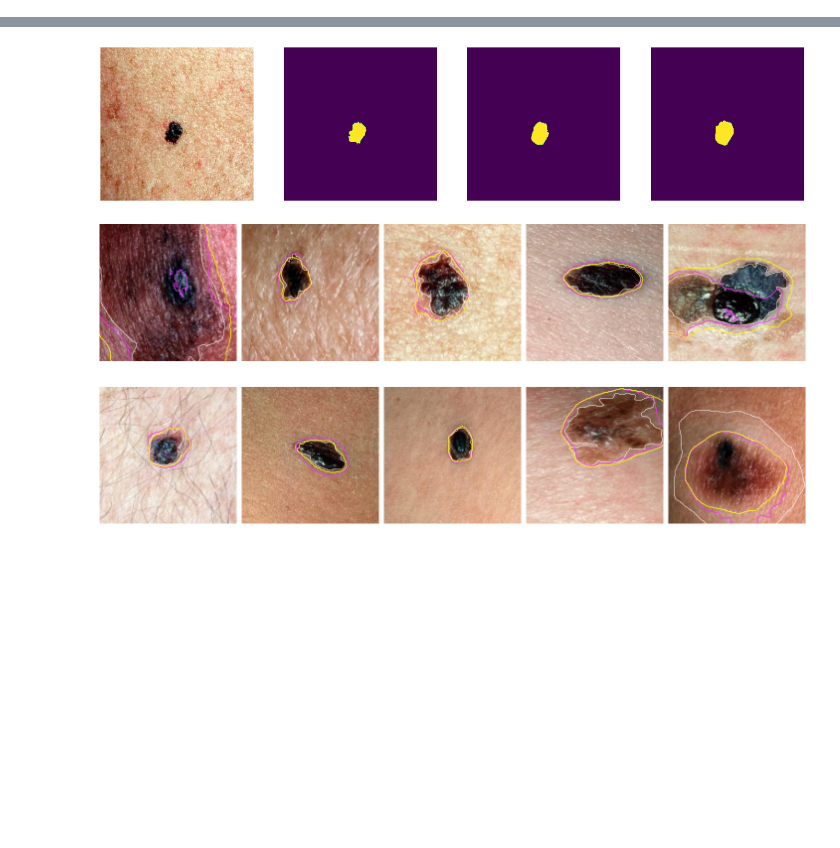
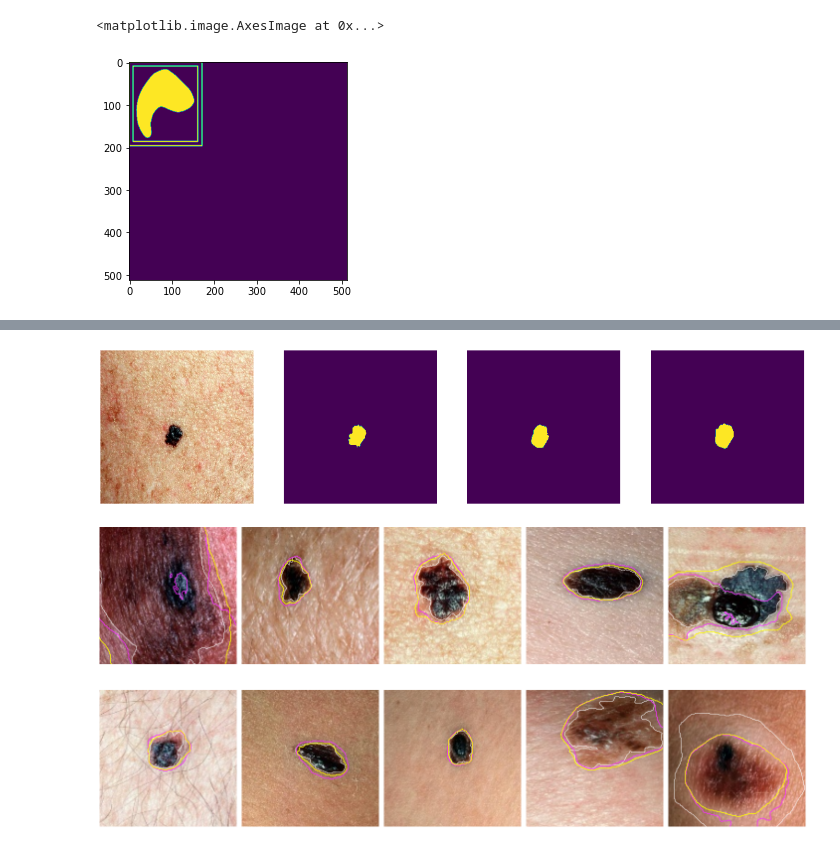
Before and after one commit to marinbenc/domain-specific-transforms, a Jupyter notebook: viz.ipynb, the cells around one changed output, grey strips where cells are left out. Drawn from its saved outputs; the diff is of its cells as text; code cells hidden in the pictures; blank space fills up the shorter version.

```diff
--- a/viz.ipynb
+++ b/viz.ipynb
@@ -30,0 +66,10 @@ preds_stnunet = [cv.imread(p.join(stnunet, f), cv.IMREAD_GRAYSCALE) for f in nat
+# %%
+scale_x = original_size[1] / w
+scale_y = original_size[0] / h
+M = np.array([[1, 0, -x], [0, 1, -y]], dtype=np.float32)
+
+label_t = cv.warpAffine(label, M, (label.shape[1] + padding_left + padding_right, label.shape[0] + padding_top + padding_bottom))
+plt.imshow(label_t)
+# %% [output]
+<matplotlib.image.AxesImage at 0x...>
+[figure, added]
```
Also changed, not shown: parts of 8 cells of this notebook, 12 other files.
